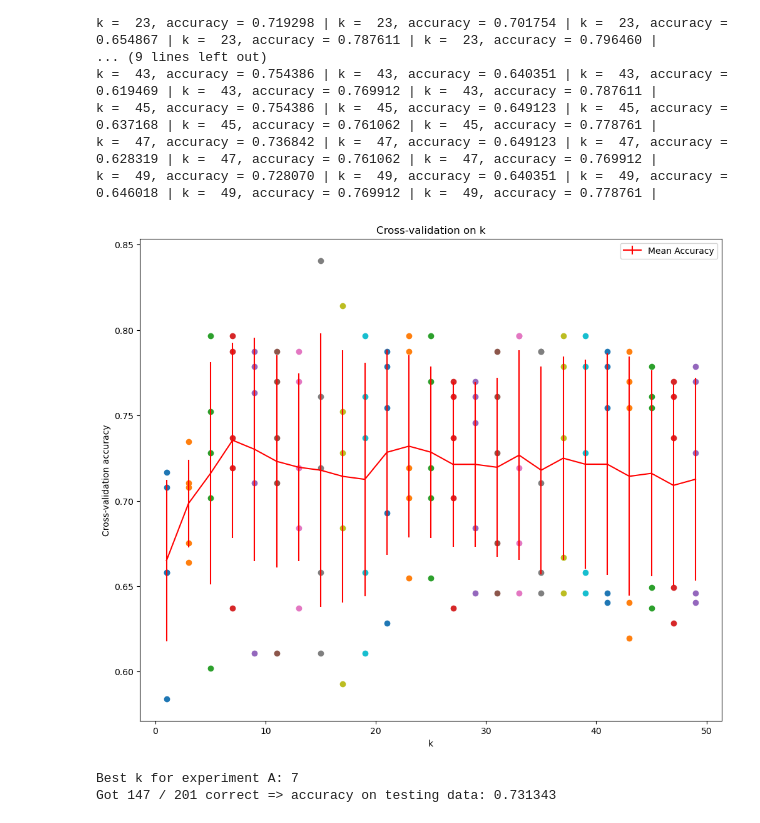
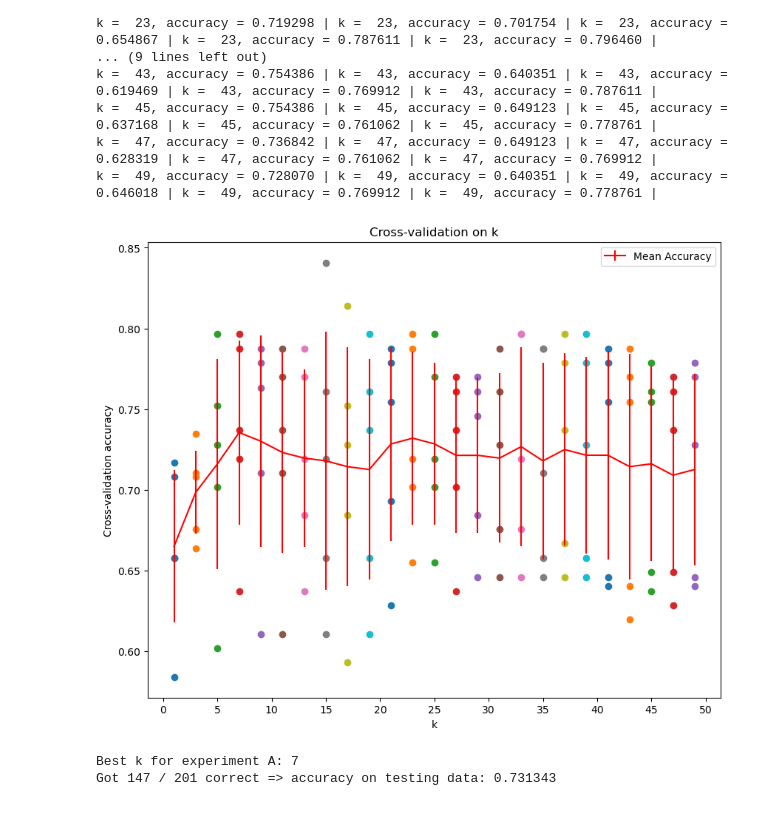
Before and after one commit to micYn/data_mining, a Jupyter notebook: midterm_project/knn.ipynb, the cells around one changed output. Saved outputs shown, nothing was run; the diff lists cells and outputs as text; code cells hidden in the pictures.

Commit message:
plot style changes

```diff
--- a/midterm_project/knn.ipynb
+++ b/midterm_project/knn.ipynb
@@ -3,7 +3,7 @@ import numpy as np
 import matplotlib.pyplot as plt
 
 %matplotlib inline
-plt.rcParams['figure.figsize'] = (12.0, 10.0)
+plt.rcParams['figure.figsize'] = (10.0, 8.0)
 plt.rcParams['image.interpolation'] = 'nearest'
 plt.rcParams['image.cmap'] = 'gray'
 
@@ -93,20 +93,22 @@ k =  49, accuracy = 0.728070 | k =  49, accuracy = 0.640351 | k =  49, accuracy
 # %%
 # Plot k-accuracies (each k will have 5 accuracies due to cross-validation)
 for k, accuracies in k_to_accuracy_dict.items():
     plt.scatter([k] * len(accuracies), accuracies)
 
 # Plot the trend line with error bars
 accuracies_mean = np.array([np.mean(acc) for acc in k_to_accuracy_dict.values()])
 accuracies_std = np.array([np.std(acc) for acc in k_to_accuracy_dict.values()])
 plt.errorbar(k_choices, accuracies_mean, yerr=accuracies_std, color='red', label='Mean Accuracy')
 
 plt.title('Cross-validation on k')
 plt.xlabel('k')
 plt.ylabel('Cross-validation accuracy')
+plt.xticks(np.arange(min(k_choices)-1, max(k_choices)+5, 5))
+
 plt.legend()
 plt.show()
 # %% [output]
-[figure, old version]
+[figure, new version]
 # %%
 # Based on the cross-validation results above, choose the best value for k,
 # retrain the classifier using all the training data, and test it on the testing data
```
Also changed, not shown: parts of 1 cell of this notebook.
